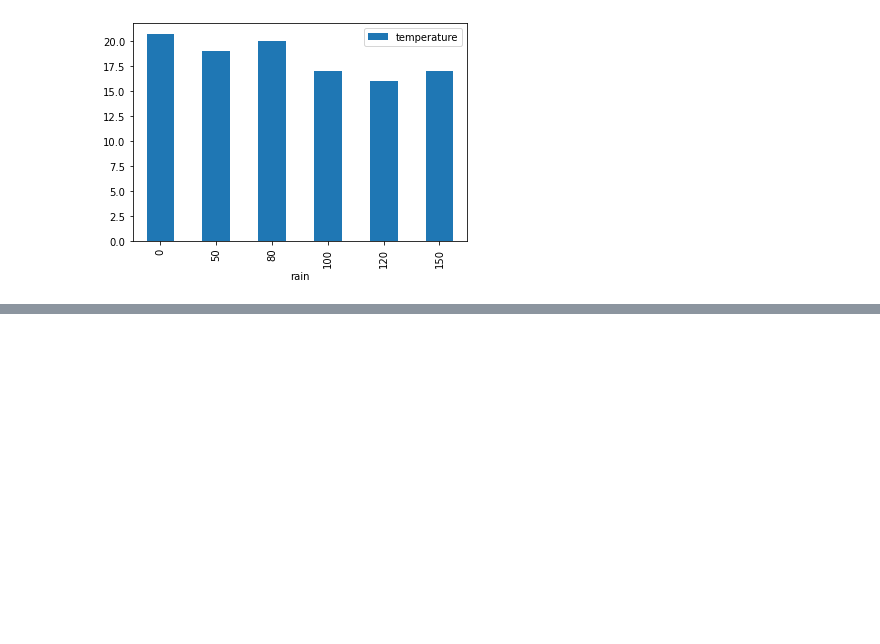
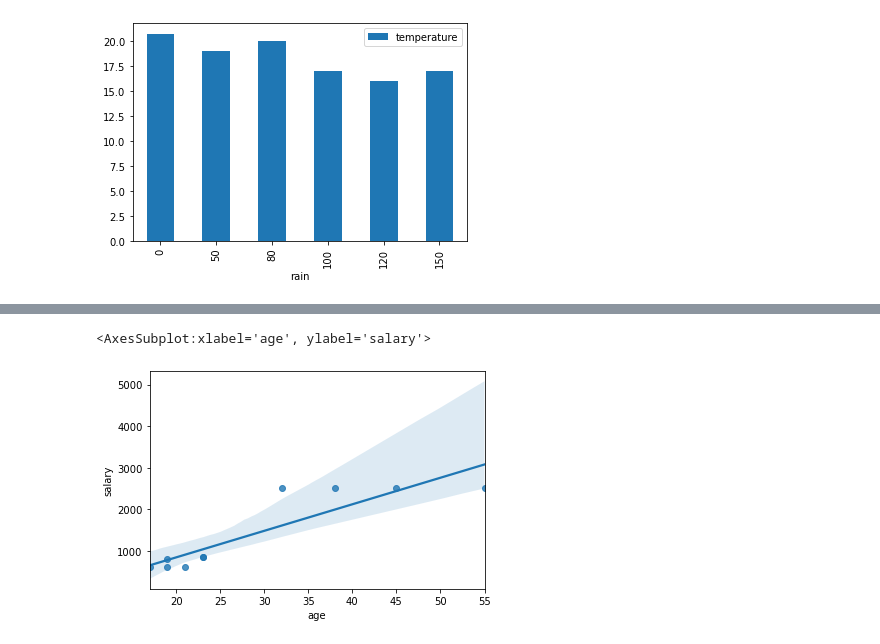
Before and after one commit to AlexisBogroff/Sorbonne_Data_Science_Workshop, a Jupyter notebook: src/data_analysis_with_pandas.ipynb, the cells around one changed output, grey strips where cells are left out. Saved outputs shown, nothing was run; the diff lists cells and outputs as text; code cells hidden in the pictures; blank space fills up the shorter version.

```diff
--- a/src/data_analysis_with_pandas.ipynb
+++ b/src/data_analysis_with_pandas.ipynb
@@ -428,0 +444,28 @@ groups.plot.bar()
+# %%
+data_multi_quantitative = {
+    'age': [
+        17,
+        19,
+        21,
+        45,
+        38,
+        55,
+        19,
+        32,
+        23,
+        23,
+    ],
+    'salary': [
+        600,
+        600,
+        600,
+        2500,
+        2500,
+        2500,
+        800,
+        2500,
+        850,
+        850,
+    ],
+}
+df_multi_quanti_non_linear = pd.DataFrame(data_multi_quantitative)
@@ -428,0 +486,5 @@ groups.plot.bar()
+# %%
+sns.regplot(x='age', y='salary', data=df_multi_quanti_non_linear)
+# %% [output]
+<AxesSubplot:xlabel='age', ylabel='salary'>
+[figure, added]
```
Also changed, not shown: parts of 26 cells of this notebook, 1 other file.
